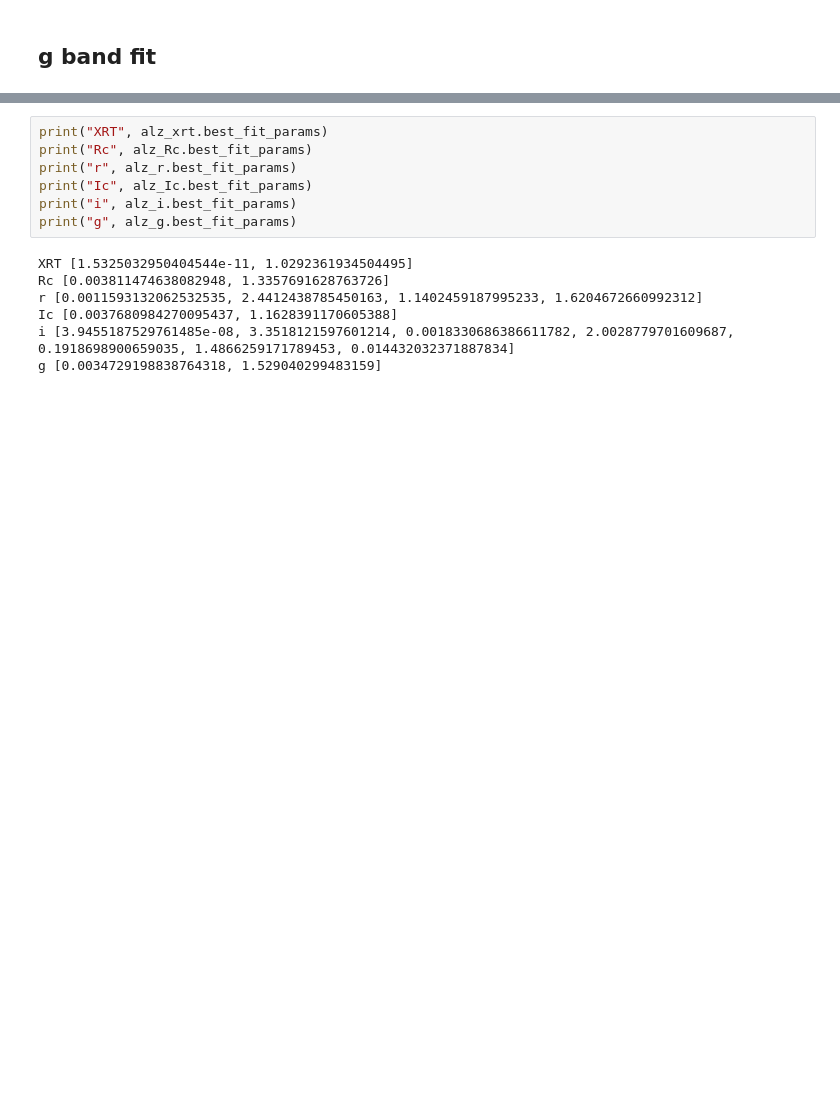
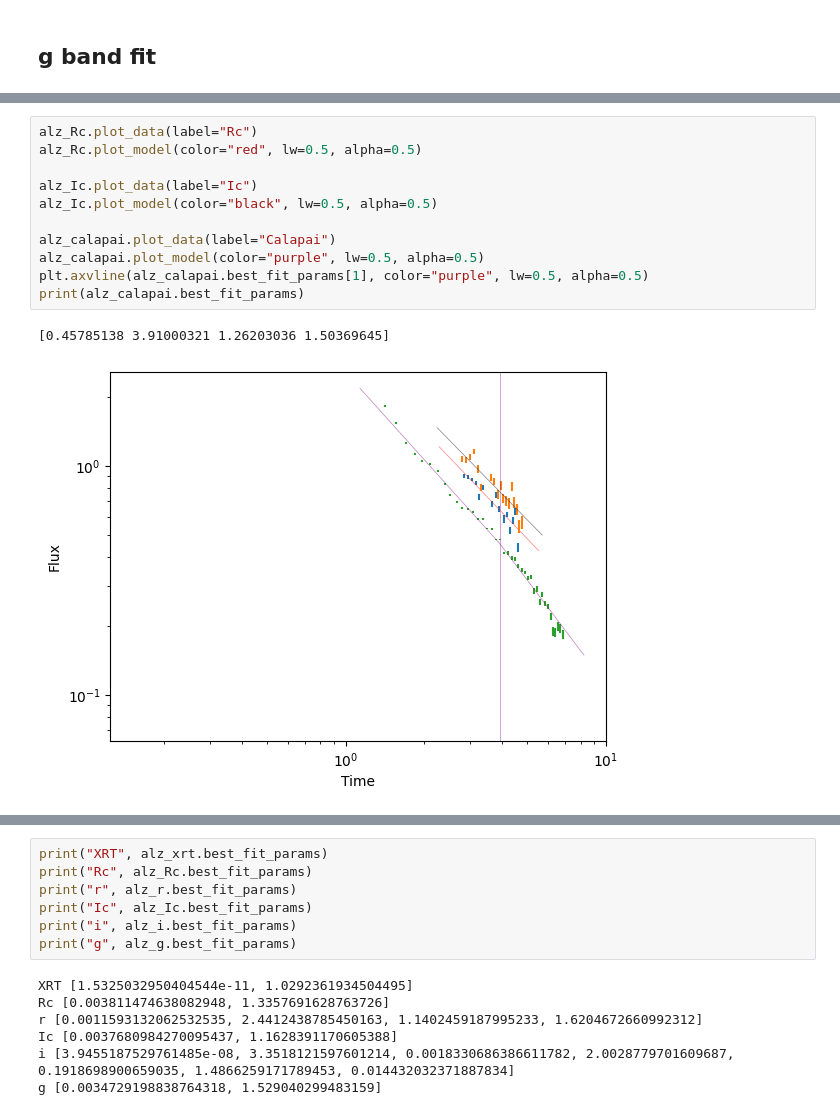
Before and after one commit to 7DimensionalTelescope/GRB251013C, a Jupyter notebook: run.ipynb, the cells around one changed output, grey strips where cells are left out. Drawn from its saved outputs; the diff is of its cells as text; blank space fills up the shorter version.

```diff
--- a/run.ipynb
+++ b/run.ipynb
@@ -184,3 +185,17 @@ KeyError: 0
+# %%
+alz_Rc.plot_data(label="Rc")
+alz_Rc.plot_model(color="red", lw=0.5, alpha=0.5)
+
+alz_Ic.plot_data(label="Ic")
+alz_Ic.plot_model(color="black", lw=0.5, alpha=0.5)
+
+alz_calapai.plot_data(label="Calapai")
+alz_calapai.plot_model(color="purple", lw=0.5, alpha=0.5)
+plt.axvline(alz_calapai.best_fit_params[1], color="purple", lw=0.5, alpha=0.5)
+print(alz_calapai.best_fit_params)
+# %% [output]
+[0.45785138 3.91000321 1.26203036 1.50369645]
+[figure, added]
 # %%
 alz_xrt.plot_data(scale=1e10, color="k", label="XRT")
 alz_xrt.plot_model(color="k", scale=1e10, lw=0.5, alpha=0.5)
```
Also changed, not shown: parts of 21 cells of this notebook, 9 other files.
